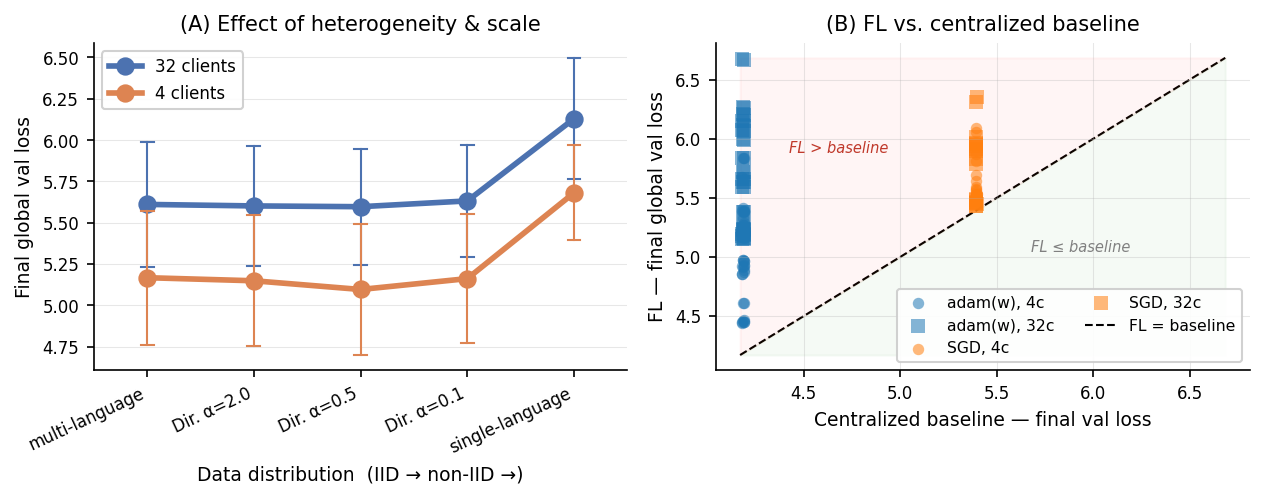
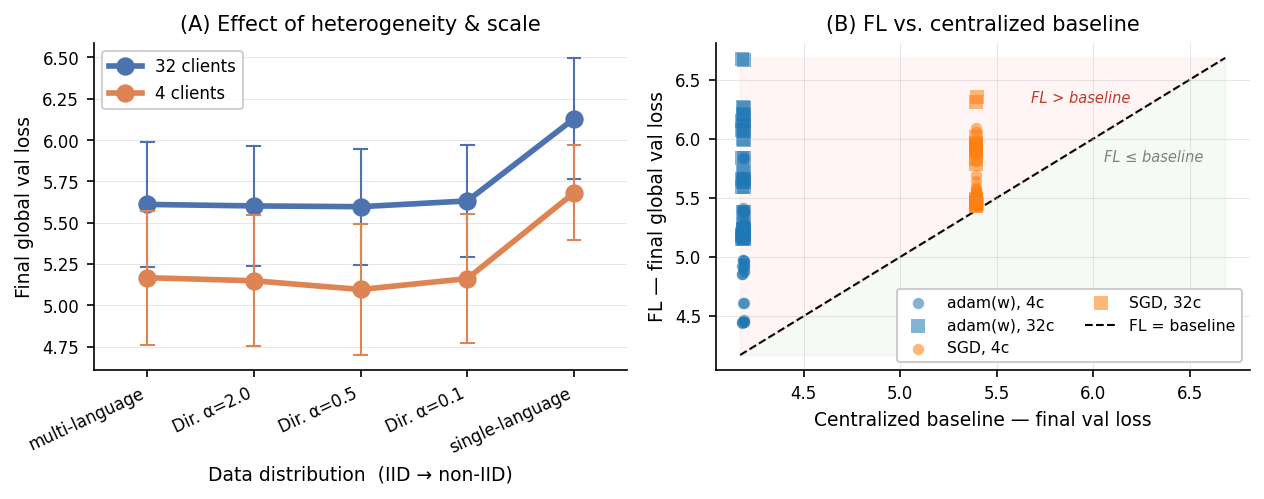
The change to this notebook cell's code, shown as a diff; its figure went from the first image to the second:
--- before
+++ after
@@ -11,5 +11,5 @@
             errorbar="sd", capsize=0.12, err_kws={"linewidth":1},
             palette=["#4C72B0","#DD8452"], ax=ax)
-ax.set_xlabel("Data distribution  (IID → non-IID →)", labelpad=4)
+ax.set_xlabel("Data distribution  (IID → non-IID)", labelpad=4)
 ax.set_ylabel("Final global val loss")
 ax.set_title("(A) Effect of heterogeneity & scale")
@@ -40,5 +40,5 @@
 ax.set_ylabel("FL — final global val loss")
 ax.set_title("(B) FL vs. centralized baseline")
-ax.legend(fontsize=7.5, ncol=2, framealpha=0.9, loc="lower right")
+ax.legend(fontsize=7.5, ncol=2, framealpha=1, loc="lower right")
 
 # Shade the "FL worse" region
@@ -47,7 +47,7 @@
 ax.fill_between([lo, hi], [lo, hi], [lo, lo], alpha=0.04, color="green",
                 label=None, zorder=0)
-ax.text(lo + (hi-lo)*0.6, lo + (hi-lo)*0.35,
+ax.text(lo + (hi-lo)*0.75, lo + (hi-lo)*0.65,
         "FL ≤ baseline", fontsize=7, color="gray", style="italic")
-ax.text(lo + (hi-lo)*0.1, lo + (hi-lo)*0.68,
+ax.text(lo + (hi-lo)*0.6, lo + (hi-lo)*0.85,
         "FL > baseline", fontsize=7, color="#c0392b", style="italic")
 

Commit: fix: polishing graphs a bit